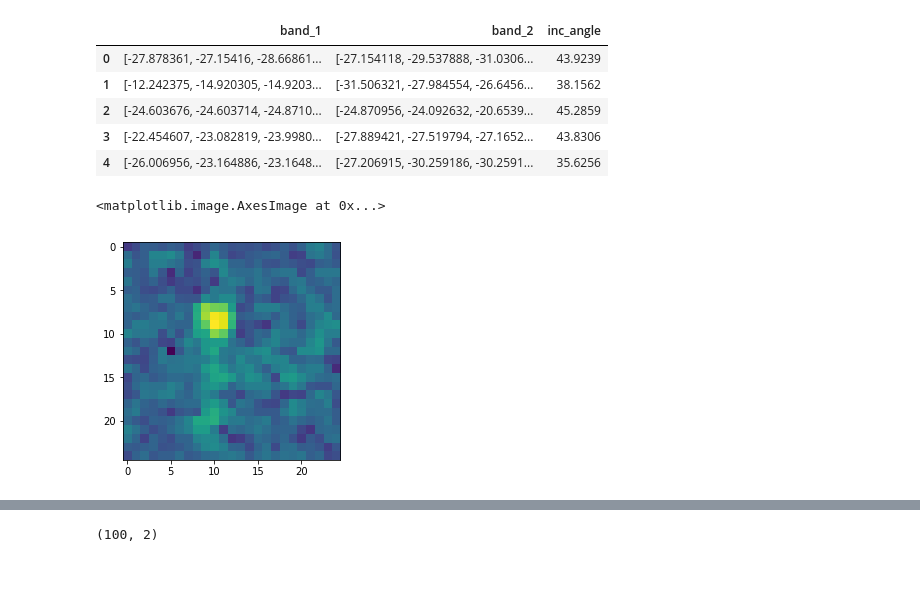
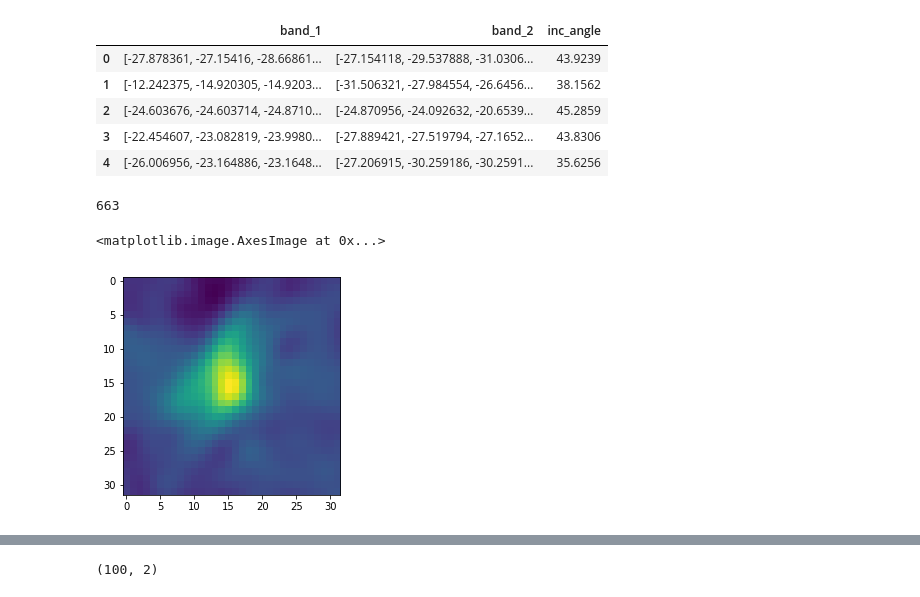
Before and after one commit to Webstep/StatoilCCoreKaggle, a Jupyter notebook: notebooks/milesg-dev.ipynb, the cells around one changed output, grey strips where cells are left out. Drawn from its saved outputs; the diff is of its cells as text; code cells hidden in the pictures.

```diff
--- a/notebooks/milesg-dev.ipynb
+++ b/notebooks/milesg-dev.ipynb
@@ -33,17 +35,48 @@ X.head()
 | 2 | [-24.603676, -24.603714, -24.8710... | [-24.870956, -24.092632, -20.6539... | 45.2859 |
 | 3 | [-22.454607, -23.082819, -23.9980... | [-27.889421, -27.519794, -27.1652... | 43.8306 |
 | 4 | [-26.006956, -23.164886, -23.1648... | [-27.206915, -30.259186, -30.2591... | 35.6256 |
-# %%
-pic = X.iloc[4].band_1
-
-pic = pic.reshape(75, 75)
-cropped = pic[25:50, 25:50]
-cropped
-
-plt.imshow(cropped)
-# %% [output]
-<matplotlib.image.AxesImage at 0x...>
-[figure, removed]
+# %%
+from skimage.transform import resize
+from scipy import ndimage
+
+X, y = DataLoader.load_train()
+
+idx = np.random.randint(0, X.shape[0])
+print(idx)
+pic = X.iloc[idx].band_1
+
+
+def transform(pic):
+
+    pic = pic.reshape(75, 75)
+    pic = ndimage.gaussian_filter(pic, sigma=(2, 2), )
+
+    indxs = np.linspace(5, 70, 60, dtype=int)
+
+    x_idx = max([{'idx': i, 'val': pic[:, i].max()} for i in indxs], key=lambda k: k['val'])['idx']
+    y_idx = max([{'idx': i, 'val': pic[i, :].max()} for i in indxs], key=lambda k: k['val'])['idx']
+
+    buffer = 20
+    x_idx = x_idx if x_idx - buffer > 0 and x_idx + buffer < 75 else 37
+    y_idx = y_idx if y_idx - buffer > 0 and y_idx + buffer < 75 else 37
+
+
+    pic = pic[:, x_idx-buffer:x_idx+buffer]
+    pic = pic[y_idx-buffer:y_idx+buffer, :]
+
+    pic = resize(pic, output_shape=(32, 32), mode='reflect')
+    return pic.flatten()
+
+pic = pic.reshape(75, 75)
+
+from scipy.misc import imresize
+
+pic = transform(pic)
+plt.imshow(pic.reshape(32, 32))
+# %% [output]
+663
+<matplotlib.image.AxesImage at 0x...>
+[figure, added]
 # %%
 X, y = DataLoader.load_train()
 
```
Also changed, not shown: parts of 5 cells of this notebook, 5 other files.
